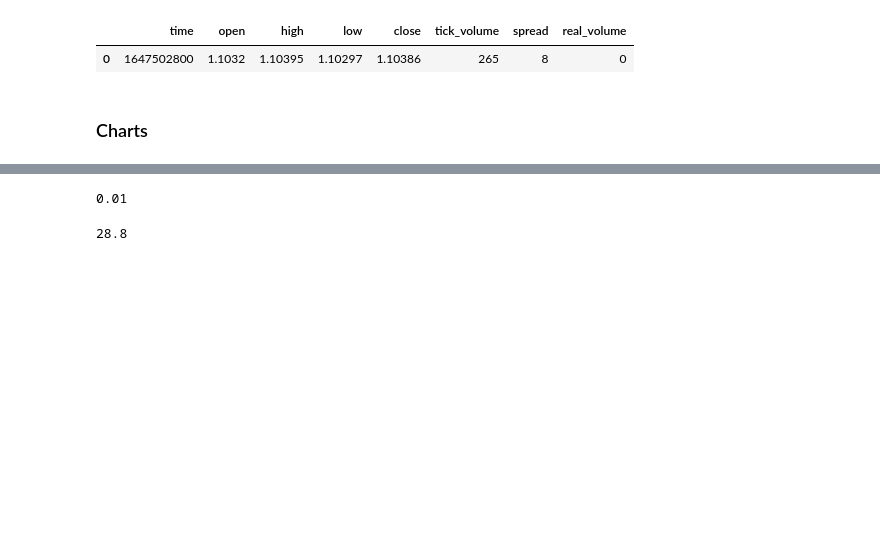
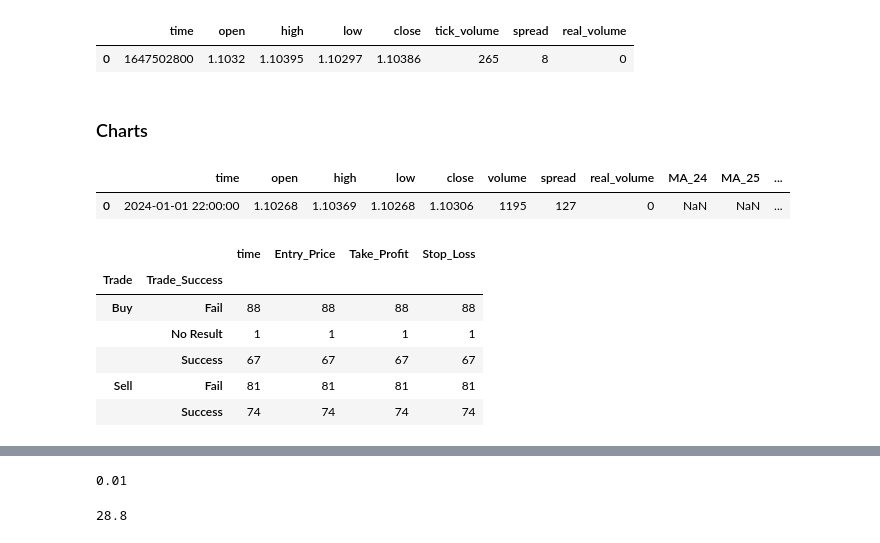
Before and after one commit to Kwamena-A-Yamoah/Forex_Trading_Bot_and_Analysis, a Jupyter notebook: backtest/ma_1 EURUSDm.ipynb, the cells around one changed output, grey strips where cells are left out. Drawn from its saved outputs; the diff is of its cells as text; code cells hidden in the pictures; blank space fills up the shorter version.

```diff
--- a/backtest/ma_1 EURUSDm.ipynb
+++ b/backtest/ma_1 EURUSDm.ipynb
@@ -680,3 +788,20 @@ data
 | 0 | 1647502800 | 1.1032 | 1.10395 | 1.10297 | 1.10386 | 265 | 8 | 0 |
 # %% [markdown]
 ### Charts
+# %%
+data = mab[1]
+data.head(1)
+# %% [output]
+|  | time | open | high | low | close | volume | spread | real_volume | MA_24 | MA_25 | ... |
+| 0 | 2024-01-01 22:00:00 | 1.10268 | 1.10369 | 1.10268 | 1.10306 | 1195 | 127 | 0 | NaN | NaN | ... |
+# %%
+view_trades= mab[1][['time','Trade','Trade_Success','Entry_Price','Take_Profit','Stop_Loss']]
+view_trades.groupby(by=['Trade','Trade_Success']).count()
+# %% [output]
+|  |  | time | Entry_Price | Take_Profit | Stop_Loss |
+| Trade | Trade_Success |  |  |  |  |
+| Buy | Fail | 88 | 88 | 88 | 88 |
+|  | No Result | 1 | 1 | 1 | 1 |
+|  | Success | 67 | 67 | 67 | 67 |
+| Sell | Fail | 81 | 81 | 81 | 81 |
+|  | Success | 74 | 74 | 74 | 74 |
```
Also changed, not shown: parts of 16 cells of this notebook, 2 other files.
